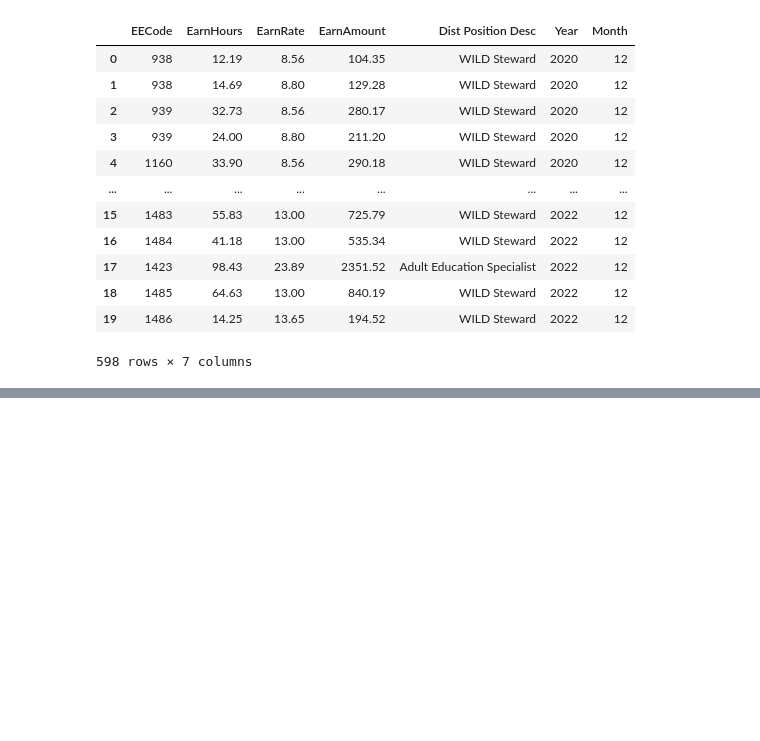
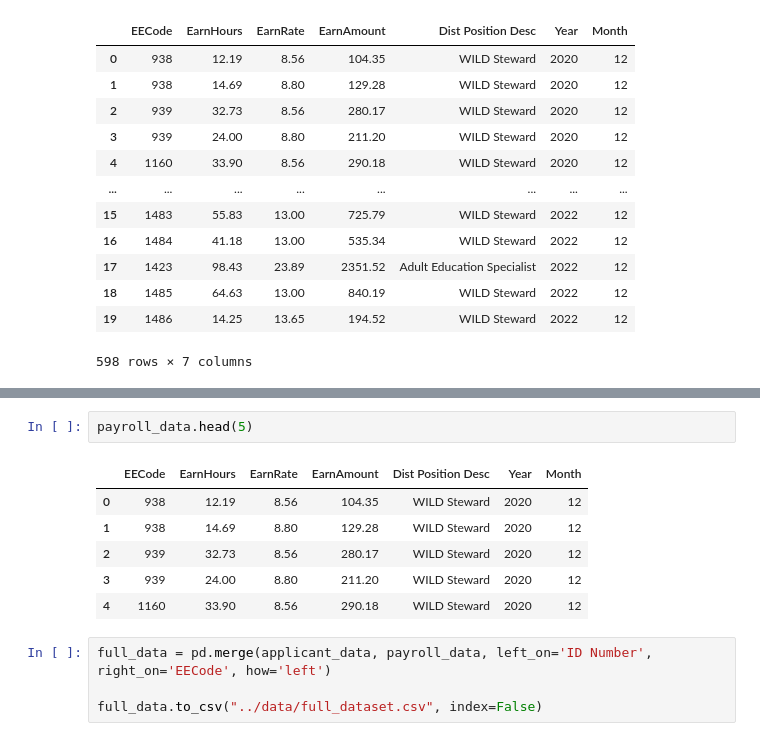
Before and after one commit to Ruthless-Raven/W.I.L.D-ZOO-CAPSTONE-, a Jupyter notebook: code/data cleaning.ipynb, the cells around one changed output, grey strips where cells are left out. Cells and saved outputs as stored; diff of their text form; blank space fills up the shorter version.

```diff
--- a/code/data cleaning.ipynb
+++ b/code/data cleaning.ipynb
@@ -267,0 +582,13 @@ applicant_data
+# %%
+payroll_data.head(5)
+# %% [output]
+|  | EECode | EarnHours | EarnRate | EarnAmount | Dist Position Desc | Year | Month |
+| 0 | 938 | 12.19 | 8.56 | 104.35 | WILD Steward | 2020 | 12 |
+| 1 | 938 | 14.69 | 8.80 | 129.28 | WILD Steward | 2020 | 12 |
+| 2 | 939 | 32.73 | 8.56 | 280.17 | WILD Steward | 2020 | 12 |
+| 3 | 939 | 24.00 | 8.80 | 211.20 | WILD Steward | 2020 | 12 |
+| 4 | 1160 | 33.90 | 8.56 | 290.18 | WILD Steward | 2020 | 12 |
+# %%
+full_data = pd.merge(applicant_data, payroll_data, left_on='ID Number', right_on='EECode', how='left')
+
+full_data.to_csv("../data/full_dataset.csv", index=False)
```
Also changed, not shown: parts of 31 cells of this notebook.
